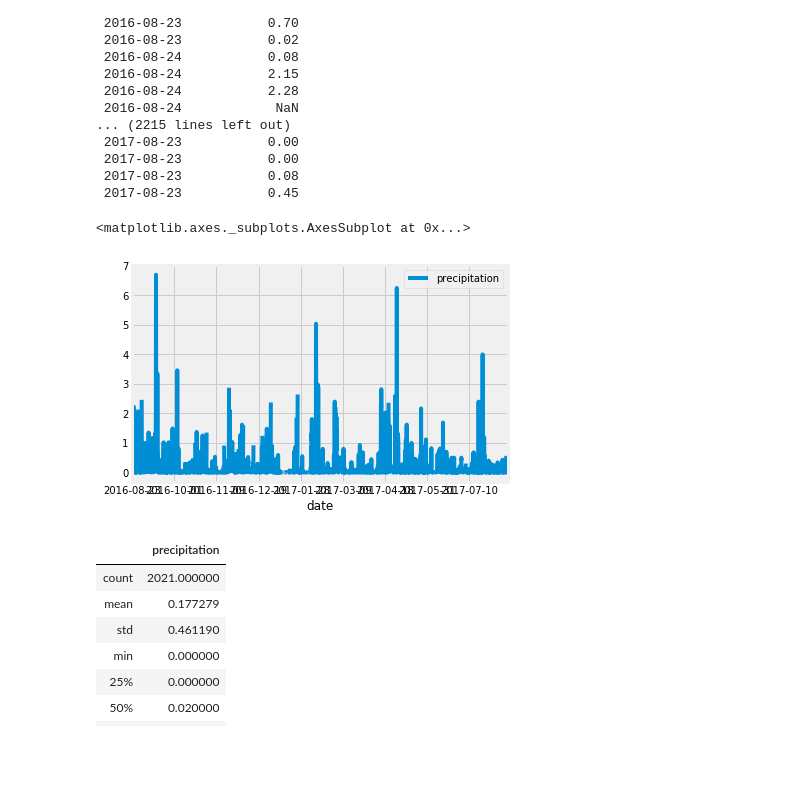
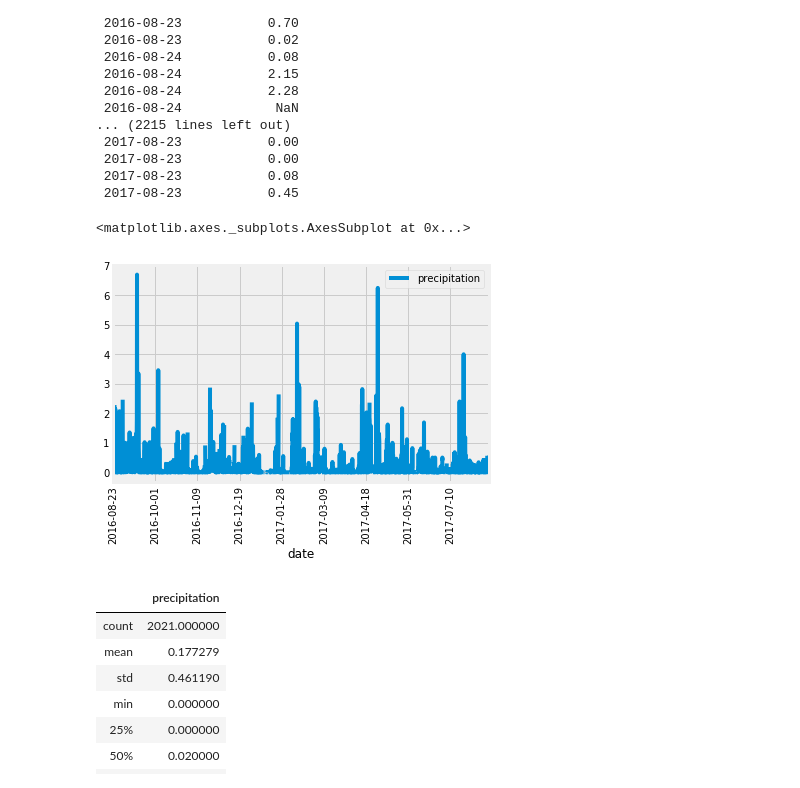
Before and after one commit to judithcalvo1953/surfs_up, a Jupyter notebook: climate_analysis.ipynb, the cells around one changed output. Cells and saved outputs as stored; diff of their text form; code cells hidden in the pictures; blank space fills up the shorter version.

```diff
--- a/climate_analysis.ipynb
+++ b/climate_analysis.ipynb
@@ -132,10 +133,10 @@ print(df.to_string(index=False))
  2017-08-23           0.08
  2017-08-23           0.45
 # %%
-df.plot()
+df.plot(rot=90)
 # %% [output]
 <matplotlib.axes._subplots.AxesSubplot at 0x...>
-[figure, old version]
+[figure, new version]
 # %%
 df.describe()
 # %% [output]
```
Also changed, not shown: parts of 1 cell of this notebook, 2 other files.
